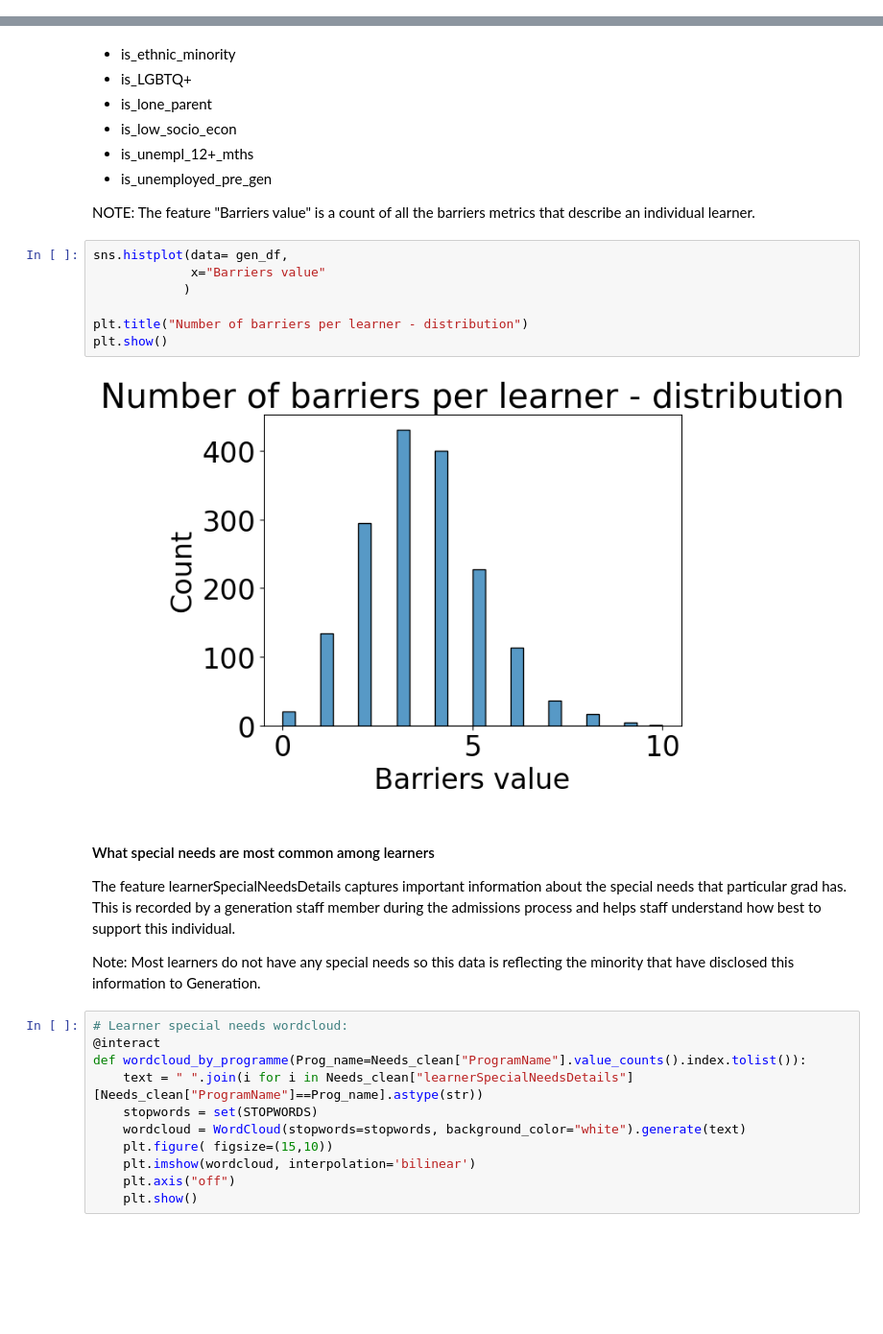
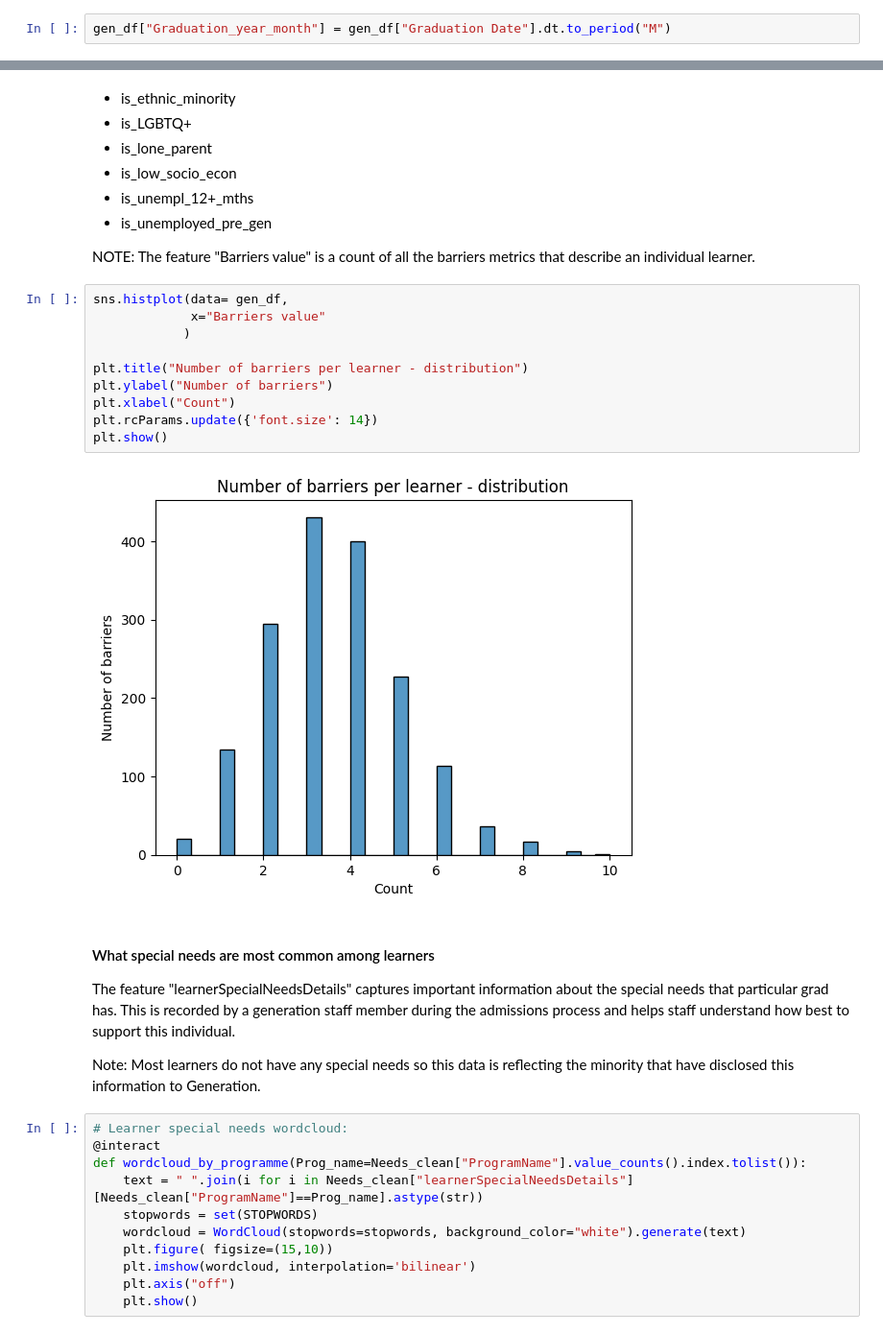
Before and after one commit to Meg-Guidry/Codeop_individul_project, a Jupyter notebook: Codeop_individual_proj_final.ipynb, the cells around one changed output, grey strips where cells are left out. Shown at 96% size. Saved outputs shown, nothing was run; the diff lists cells and outputs as text; blank space fills up the shorter version.

```diff
--- a/Codeop_individual_proj_final.ipynb
+++ b/Codeop_individual_proj_final.ipynb
@@ -133,6 +134,8 @@ gen_df["Ethnicity_Group"] = gen_df["Ethnicity_Group"].replace(to_replace= "Roma,
 # %%
 gen_df["gender"] = gen_df["gender"].replace(to_replace= ["Other/Prefer to self describe", "Choose not to identify"],
                                             value= ["Other", "Prefer not to say"])
+# %%
+gen_df["Graduation_year_month"] = gen_df["Graduation Date"].dt.to_period("M")
 # %% [markdown]
 ##### cleaning specific features ahead of heatmap correlation analysis
 
@@ -211,15 +214,18 @@ NOTE: The feature "Barriers value" is a count of all the barriers metrics that d
 # %%
 sns.histplot(data= gen_df,
              x="Barriers value"
             )
 
 plt.title("Number of barriers per learner - distribution")
+plt.ylabel("Number of barriers")
+plt.xlabel("Count")
+plt.rcParams.update({'font.size': 14})
 plt.show()
 # %% [output]
-[figure, old version]
+[figure, new version]
 # %% [markdown]
 #### What special needs are most common among learners
-The feature learnerSpecialNeedsDetails captures important information about the special needs that particular grad has. This is recorded by a generation staff member during the admissions process and helps staff understand how best to support this individual.
+The feature "learnerSpecialNeedsDetails" captures important information about the special needs that particular grad has. This is recorded by a generation staff member during the admissions process and helps staff understand how best to support this individual.
 
 Note: Most learners do not have any special needs so this data is reflecting the minority that have disclosed this information to Generation.
 # %%
```
Also changed, not shown: parts of 34 cells of this notebook.
